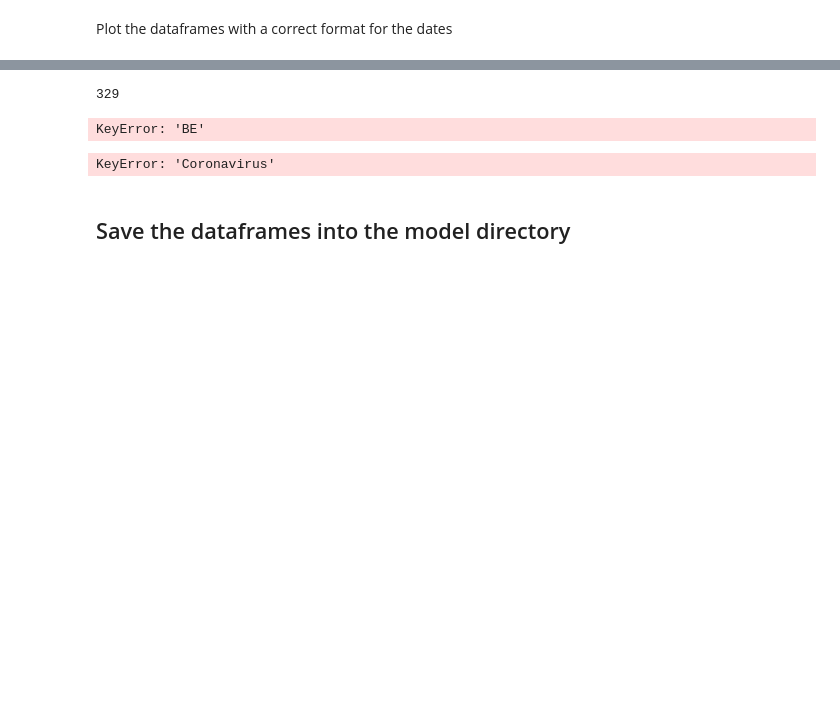
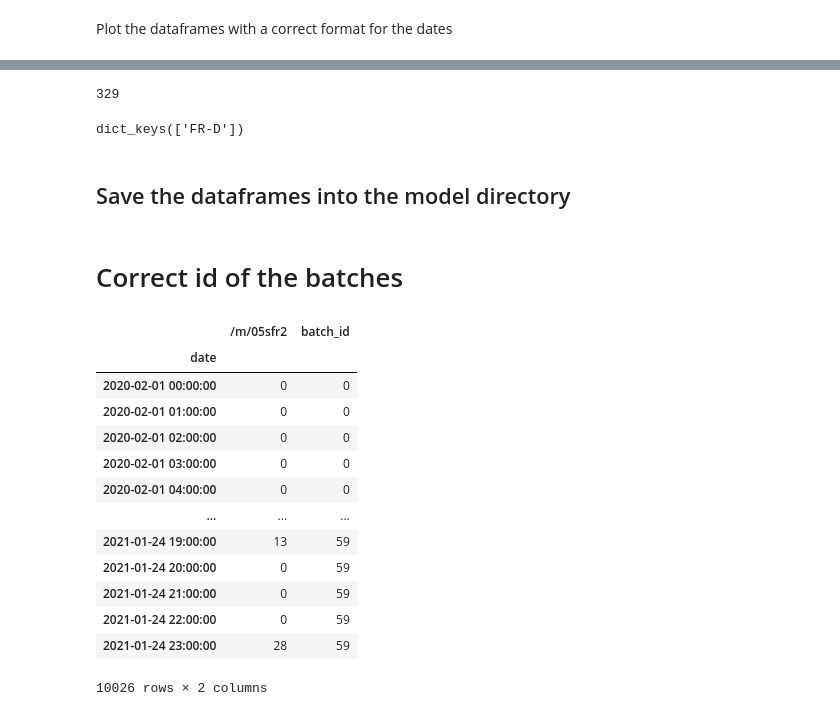
Before and after one commit to gerardmargaux/CovidThesis, a Jupyter notebook: src/trends_input.ipynb, the cells around one changed output, grey strips where cells are left out. Cells and saved outputs as stored; diff of their text form; code cells hidden in the pictures; blank space fills up the shorter version.

```diff
--- a/src/trends_input.ipynb
+++ b/src/trends_input.ipynb
@@ -700,17 +767,16 @@ FR-A
 my_begin = datetime.datetime.strptime("2020-02-01","%Y-%m-%d")
 my_end = datetime.datetime.strptime("2020-12-25","%Y-%m-%d")
 print((my_end - my_begin).days + 1)
-complete_df['BE']['Agueusie']
+#print(complete_df['FR-D']['Agueusie'])
+"""
+topic_name = 'Coronavirus'
+topic_code = topics[topic_name]
+plot_trends(complete_df['BE'][topic_name], topic_code)
+plot_trends(list_df_hourly, topic_code)
+"""
 # %% [output]
 329
-KeyError: 'BE'
+dict_keys(['FR-D'])
-# %%
-topic_name = 'Coronavirus'
-topic_code = topics[topic_name]
-plot_trends(complete_df['BE'][topic_name], topic_code)
-plot_trends(list_df_hourly, topic_code)
-# %% [output]
-KeyError: 'Coronavirus'
 # %% [markdown]
 ## Save the dataframes into the model directory
 # %%
@@ -718,3 +784,5 @@ for geo, trends_dic in complete_df.items():
     for topic_name, df in trends_dic.items():
         filename = f"{data_model_dir}/{geo}-{topic_name}.csv"
         df.to_csv(filename)
+# %% [markdown]
+# Correct id of the batches
@@ -720,0 +846,17 @@ for geo, trends_dic in complete_df.items():
+# %%
+correct_batch_id('Agueusie', '/m/05sfr2', 'FR-A')
+# %% [output]
+|  | /m/05sfr2 | batch_id |
+| date |  |  |
+| 2020-02-01 00:00:00 | 0 | 0 |
+| 2020-02-01 01:00:00 | 0 | 0 |
+| 2020-02-01 02:00:00 | 0 | 0 |
+| 2020-02-01 03:00:00 | 0 | 0 |
+| 2020-02-01 04:00:00 | 0 | 0 |
+| ... | ... | ... |
+| 2021-01-24 19:00:00 | 13 | 59 |
+| 2021-01-24 20:00:00 | 0 | 59 |
+| 2021-01-24 21:00:00 | 0 | 59 |
+| 2021-01-24 22:00:00 | 0 | 59 |
+| 2021-01-24 23:00:00 | 28 | 59 |
+10026 rows × 2 columns
```
Also changed, not shown: parts of 15 cells of this notebook, 20 other files.
